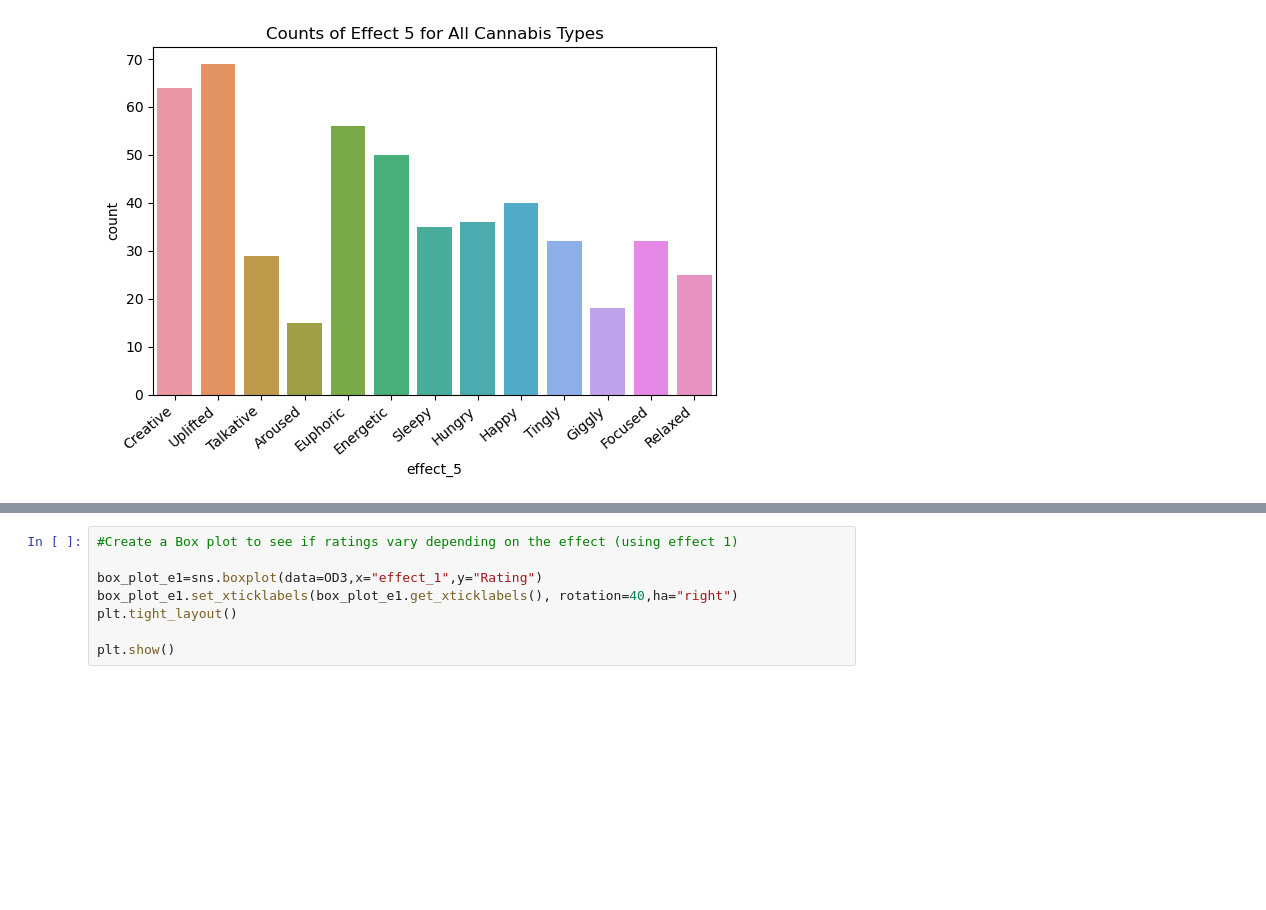
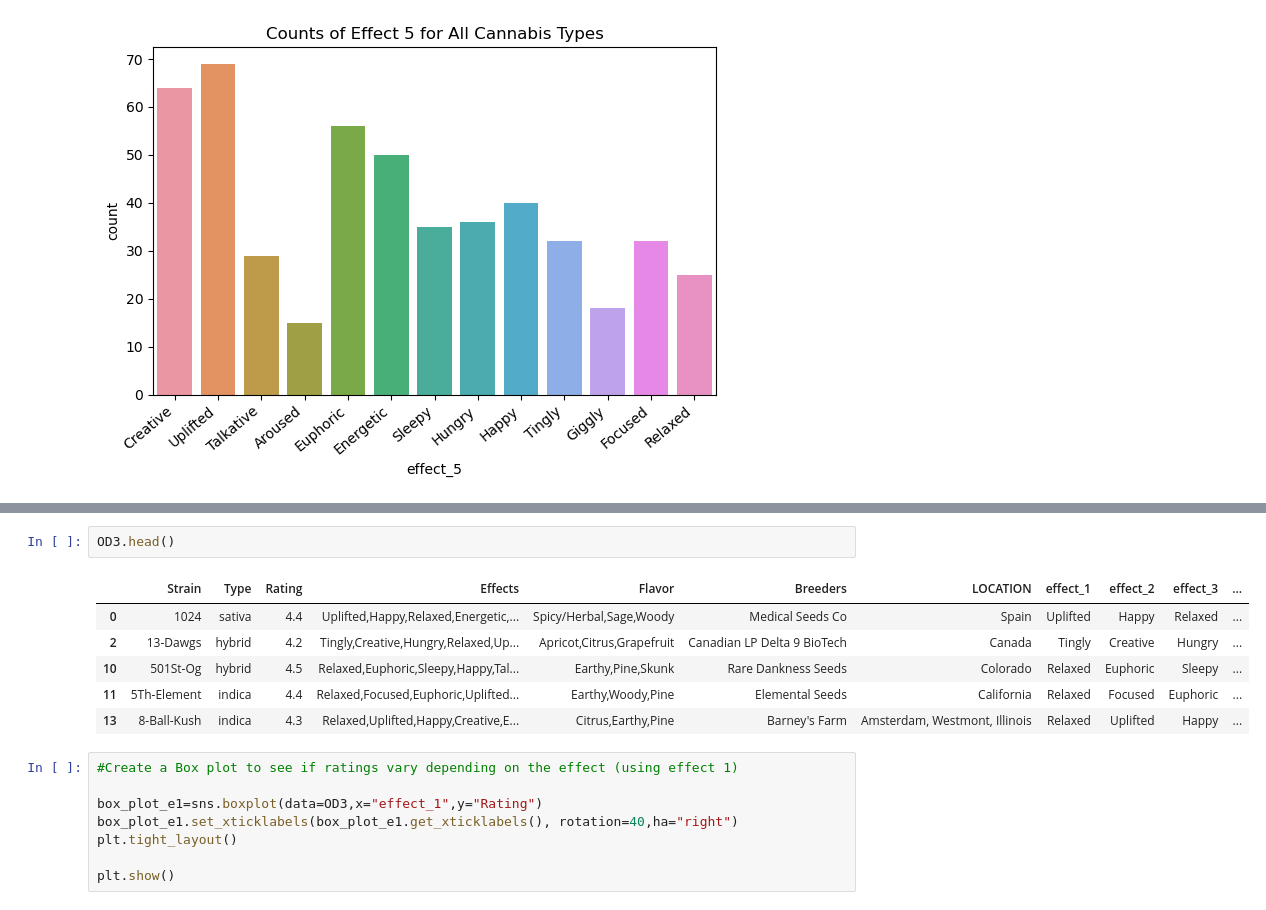
Before and after one commit to Berli85/SMU-Project-1-MaryJane, a Jupyter notebook: Complete_Code/complete_code_Project 1.ipynb, the cells around one changed output, grey strips where cells are left out. Saved outputs shown, nothing was run; the diff lists cells and outputs as text; blank space fills up the shorter version.

```diff
--- a/Complete_Code/complete_code_Project 1.ipynb
+++ b/Complete_Code/complete_code_Project 1.ipynb
@@ -525,3 +564,12 @@ plt.show()
+# %%
+OD3.head()
+# %% [output]
+|  | Strain | Type | Rating | Effects | Flavor | Breeders | LOCATION | effect_1 | effect_2 | effect_3 | ... |
+| 0 | 1024 | sativa | 4.4 | Uplifted,Happy,Relaxed,Energetic,... | Spicy/Herbal,Sage,Woody | Medical Seeds Co | Spain | Uplifted | Happy | Relaxed | ... |
+| 2 | 13-Dawgs | hybrid | 4.2 | Tingly,Creative,Hungry,Relaxed,Up... | Apricot,Citrus,Grapefruit | Canadian LP Delta 9 BioTech | Canada | Tingly | Creative | Hungry | ... |
+| 10 | 501St-Og | hybrid | 4.5 | Relaxed,Euphoric,Sleepy,Happy,Tal... | Earthy,Pine,Skunk | Rare Dankness Seeds | Colorado | Relaxed | Euphoric | Sleepy | ... |
+| 11 | 5Th-Element | indica | 4.4 | Relaxed,Focused,Euphoric,Uplifted... | Earthy,Woody,Pine | Elemental Seeds | California | Relaxed | Focused | Euphoric | ... |
+| 13 | 8-Ball-Kush | indica | 4.3 | Relaxed,Uplifted,Happy,Creative,E... | Citrus,Earthy,Pine | Barney's Farm | Amsterdam, Westmont, Illinois | Relaxed | Uplifted | Happy | ... |
 # %%
 #Create a Box plot to see if ratings vary depending on the effect (using effect 1)
 
```
Also changed, not shown: parts of 6 cells of this notebook, 1 other file.
